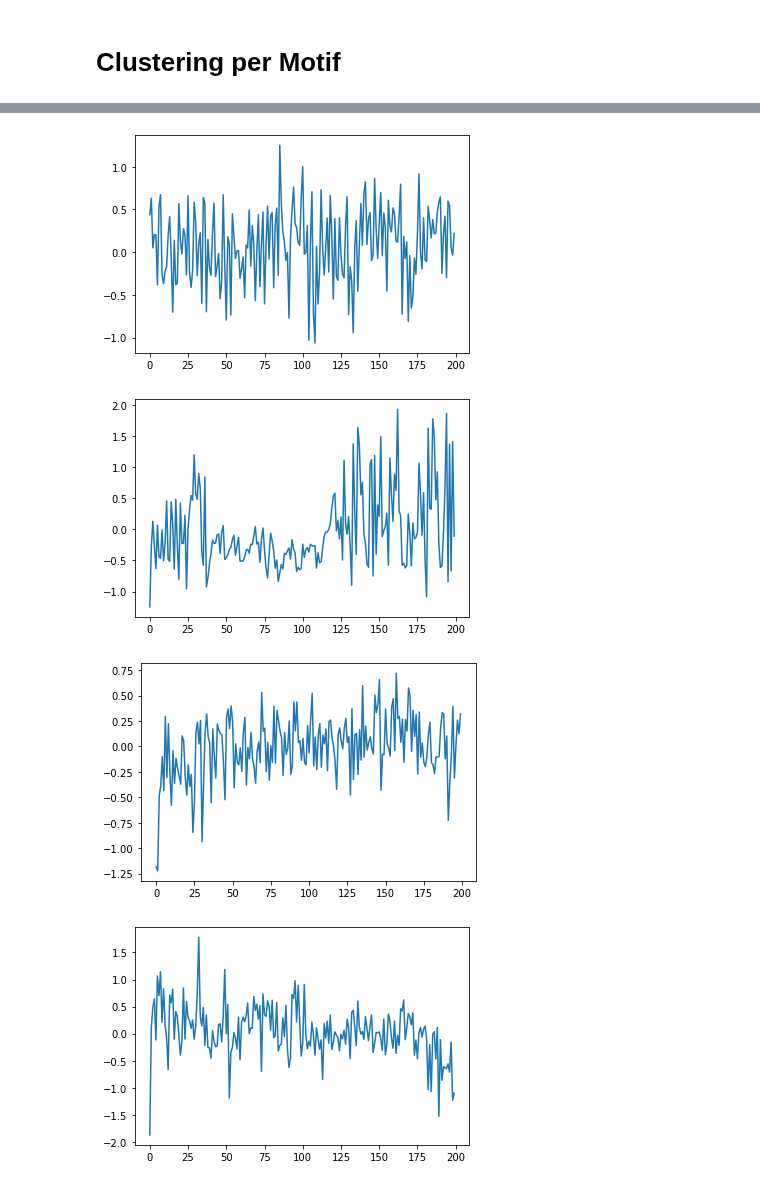
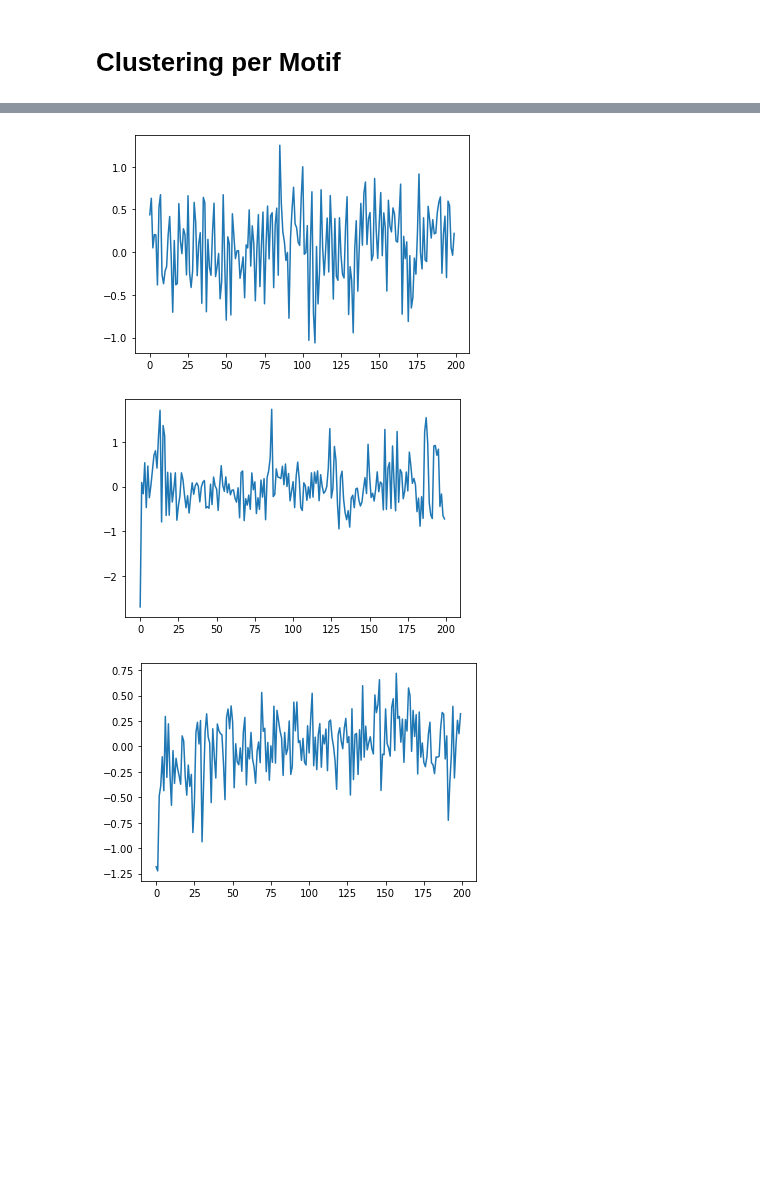
Before and after one commit to cri98li/Data-Mining-2-Project-ts-classification, a Jupyter notebook: Fase 3.2.ipynb, the cells around one changed output, grey strips where cells are left out. Cells and saved outputs as stored; diff of their text form; code cells hidden in the pictures; blank space fills up the shorter version.

```diff
--- a/Fase 3.2.ipynb
+++ b/Fase 3.2.ipynb
@@ -835,7 +834,7 @@ X_ = df_rock[5000:5800].values
 paa = PiecewiseAggregateApproximation(n_segments=200)
 X_paa = paa.fit_transform(X_)
 # %%
-n_clusters=4
+n_clusters=3
 km_dtw = TimeSeriesKMeans(n_clusters=n_clusters, metric="dtw", max_iter=5, random_state=0, n_jobs=-1, max_iter_barycenter=10, verbose=True)
 km_dtw.fit(X_paa)
 # %% [output]
@@ -945,33 +934,32 @@ plt.show()
 # %%
 X_paa = X_paa.squeeze()
 
 idx0 = np.argmin(np.sum(squareform(pdist(X_paa[np.where(km_dtw.labels_ == 0)[0]])), axis=0))
 idx1 = np.argmin(np.sum(squareform(pdist(X_paa[np.where(km_dtw.labels_ == 1)[0]])), axis=0))
 idx2 = np.argmin(np.sum(squareform(pdist(X_paa[np.where(km_dtw.labels_ == 2)[0]])), axis=0))
-idx3 = np.argmin(np.sum(squareform(pdist(X_paa[np.where(km_dtw.labels_ == 3)[0]])), axis=0))
+#idx3 = np.argmin(np.sum(squareform(pdist(X_paa[np.where(km_dtw.labels_ == 3)[0]])), axis=0))
 #idx4 = np.argmin(np.sum(squareform(pdist(X[np.where(km.labels_ == 4)[0]])), axis=0))
 
 ts0 = X_paa[np.where(km_dtw.labels_ == 0)[0]][idx0]
 ts1 = X_paa[np.where(km_dtw.labels_ == 1)[0]][idx1]
 ts2 = X_paa[np.where(km_dtw.labels_ == 2)[0]][idx2]
-ts3 = X_paa[np.where(km_dtw.labels_ == 3)[0]][idx3]
+#ts3 = X_paa[np.where(km_dtw.labels_ == 3)[0]][idx3]
 #ts4 = X[np.where(km.labels_ == 4)[0]][idx4]
 
 plt.plot(ts0)
 plt.show()
 plt.plot(ts1)
 plt.show()
 plt.plot(ts2)
 plt.show()
-plt.plot(ts3)
-plt.show()
+#plt.plot(ts3)
+#plt.show()
 #plt.plot(ts4)
 #plt.show()
 # %% [output]
 [figure]
-[figure, old version]
+[figure, new version]
 [figure]
-[figure, removed]
 # %%
 #Export
 import pickle
```
Also changed, not shown: parts of 11 cells of this notebook, 1 other file.
